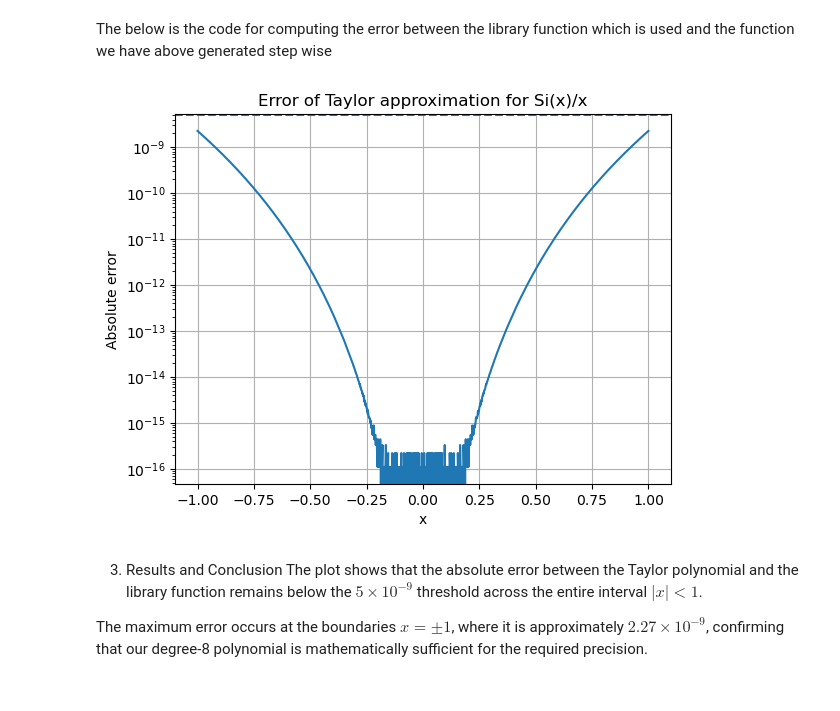
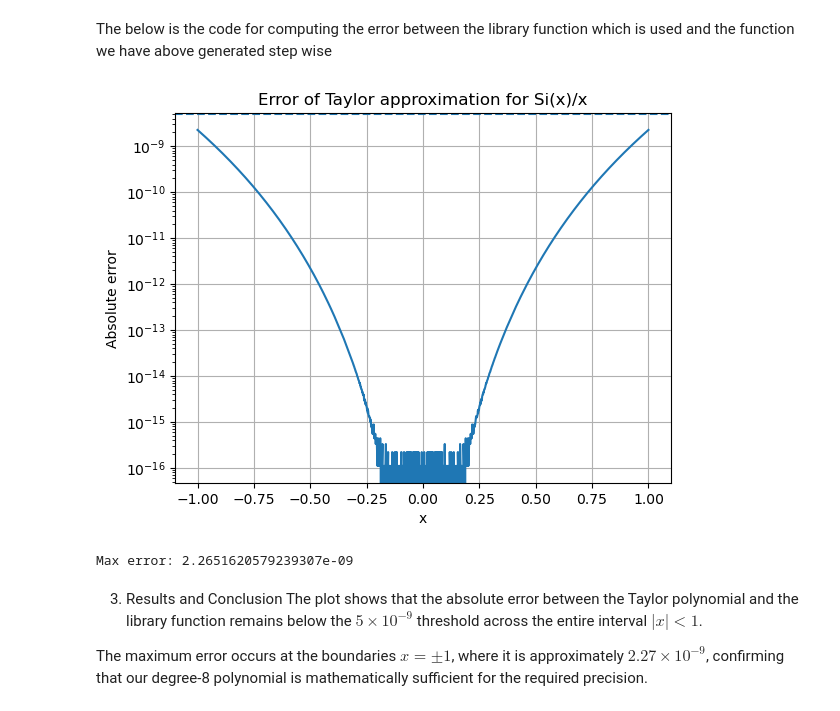
Before and after one commit to Vedant-1016/Computational-Physics-Algos, a Jupyter notebook: Lab1_2.ipynb, the cells around one changed output. Cells and saved outputs as stored; diff of their text form; code cells hidden in the pictures.

Commit message:
Error Approximation

```diff
--- a/Lab1_2.ipynb
+++ b/Lab1_2.ipynb
@@ -96,5 +40,52 @@ print(f"Requirement met: {np.max(abs_error) <= tolerance}")
-# %% [markdown]
-![image.png](attachment:image.png)
+# %%
+import numpy as np
+import matplotlib.pyplot as plt
+from scipy.special import sici
+from math import factorial
+
+# exact function
+def f_exact(x):
+    Si, _ = sici(x)
+    return Si / x
+
+# general Taylor polynomial
+def f_taylor(x, N):
+    """
+    N = highest n included in the sum
+    f(x) = sum_{n=0}^N (-1)^n x^(2n) / ((2n+1)(2n+1)!)
+    """
+    s = np.zeros_like(x, dtype=float)
+    for n in range(N + 1):
+        term = ((-1)**n * x**(2*n)) / ((2*n + 1) * factorial(2*n + 1))
+        s += term
+    return s
+
+# x range
+x = np.linspace(-1, 1, 2000)
+x[1000] = 1e-15   # avoid division by zero
+
+# choose N = 4 (error controlled by n=5 term)
+N = 4
+
+# compute
+exact = f_exact(x)
+approx = f_taylor(x, N)
+error = np.abs(exact - approx)
+
+# plot error
+plt.figure()
+plt.semilogy(x, error)
+plt.axhline(5e-9, linestyle='--')
+plt.xlabel("x")
+plt.ylabel("Absolute error")
+plt.title("Error of Taylor approximation for Si(x)/x")
+plt.grid(True)
+plt.show()
+
+print("Max error:", np.max(error))
+# %% [output]
+[figure, added]
+Max error: 2.2651620579239307e-09
 # %% [markdown]
 3. Results and Conclusion
 The plot shows that the absolute error between the Taylor polynomial and the library function remains below the $5 \times 10^{-9}$ threshold across the entire interval $|x| < 1$.
```
Also changed, not shown: parts of 1 cell of this notebook.
